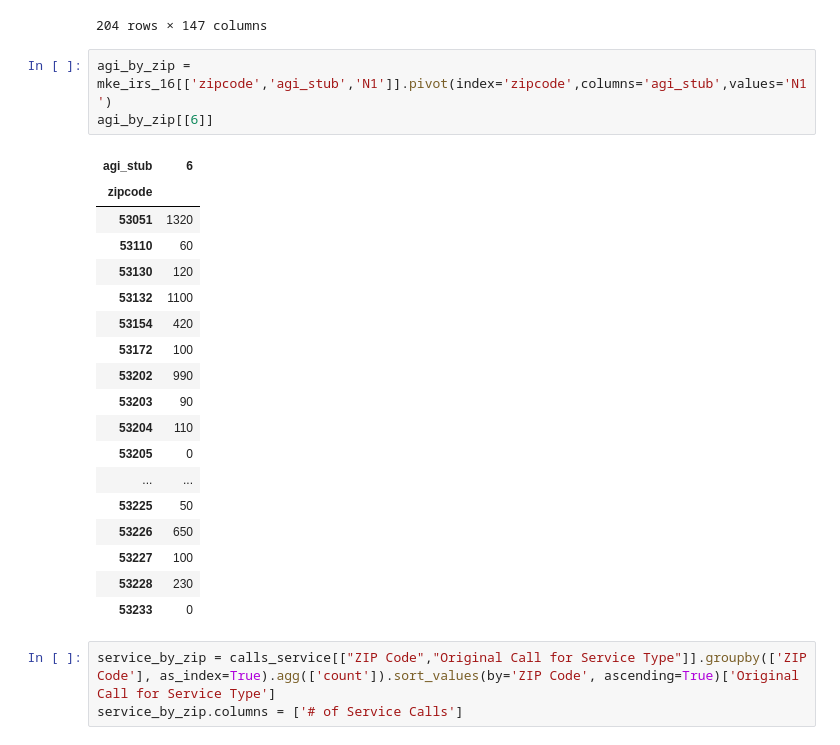
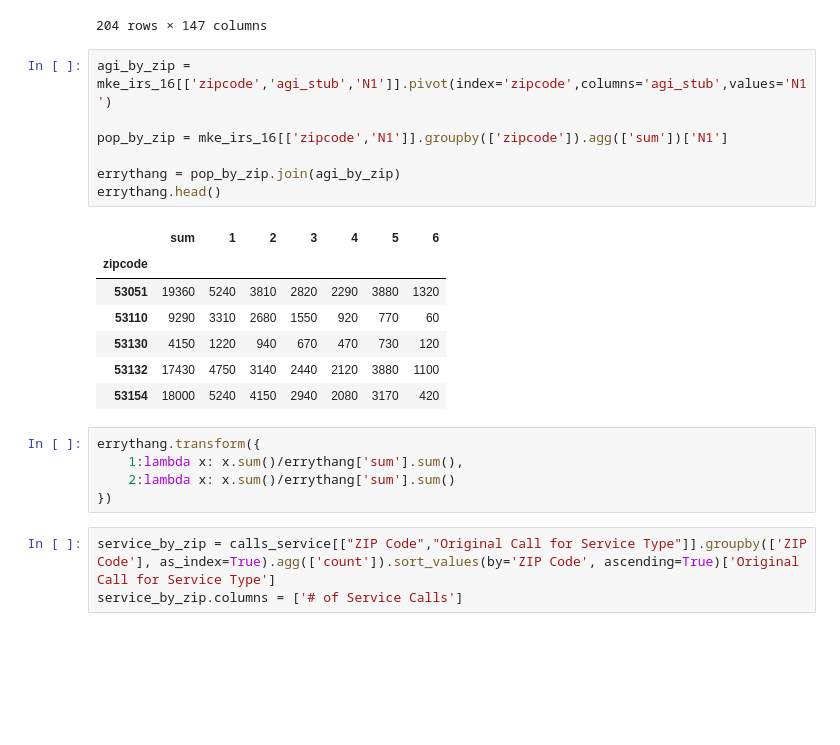
Before and after one commit to peterdobbs77/pop_health_mke, a Jupyter notebook: mke_pop_health.ipynb, the cells around one changed output. Saved outputs shown, nothing was run; the diff lists cells and outputs as text; blank space fills up the shorter version.

```diff
--- a/mke_pop_health.ipynb
+++ b/mke_pop_health.ipynb
@@ -34,26 +34,24 @@ mke_irs_16
 204 rows × 147 columns
 # %%
 agi_by_zip = mke_irs_16[['zipcode','agi_stub','N1']].pivot(index='zipcode',columns='agi_stub',values='N1')
-agi_by_zip[[6]]
+
+pop_by_zip = mke_irs_16[['zipcode','N1']].groupby(['zipcode']).agg(['sum'])['N1']
+
+errythang = pop_by_zip.join(agi_by_zip)
+errythang.head()
 # %% [output]
-| agi_stub | 6 |
-| zipcode |  |
-| 53051 | 1320 |
-| 53110 | 60 |
-| 53130 | 120 |
-| 53132 | 1100 |
-| 53154 | 420 |
-| 53172 | 100 |
-| 53202 | 990 |
-| 53203 | 90 |
-| 53204 | 110 |
-| 53205 | 0 |
-| ... | ... |
-| 53225 | 50 |
-| 53226 | 650 |
-| 53227 | 100 |
-| 53228 | 230 |
-| 53233 | 0 |
+|  | sum | 1 | 2 | 3 | 4 | 5 | 6 |
+| zipcode |  |  |  |  |  |  |  |
+| 53051 | 19360 | 5240 | 3810 | 2820 | 2290 | 3880 | 1320 |
+| 53110 | 9290 | 3310 | 2680 | 1550 | 920 | 770 | 60 |
+| 53130 | 4150 | 1220 | 940 | 670 | 470 | 730 | 120 |
+| 53132 | 17430 | 4750 | 3140 | 2440 | 2120 | 3880 | 1100 |
+| 53154 | 18000 | 5240 | 4150 | 2940 | 2080 | 3170 | 420 |
+# %%
+errythang.transform({
+    1:lambda x: x.sum()/errythang['sum'].sum(),
+    2:lambda x: x.sum()/errythang['sum'].sum()
+})
 # %%
 service_by_zip = calls_service[["ZIP Code","Original Call for Service Type"]].groupby(['ZIP Code'], as_index=True).agg(['count']).sort_values(by='ZIP Code', ascending=True)['Original Call for Service Type']
 service_by_zip.columns = ['# of Service Calls']
```
